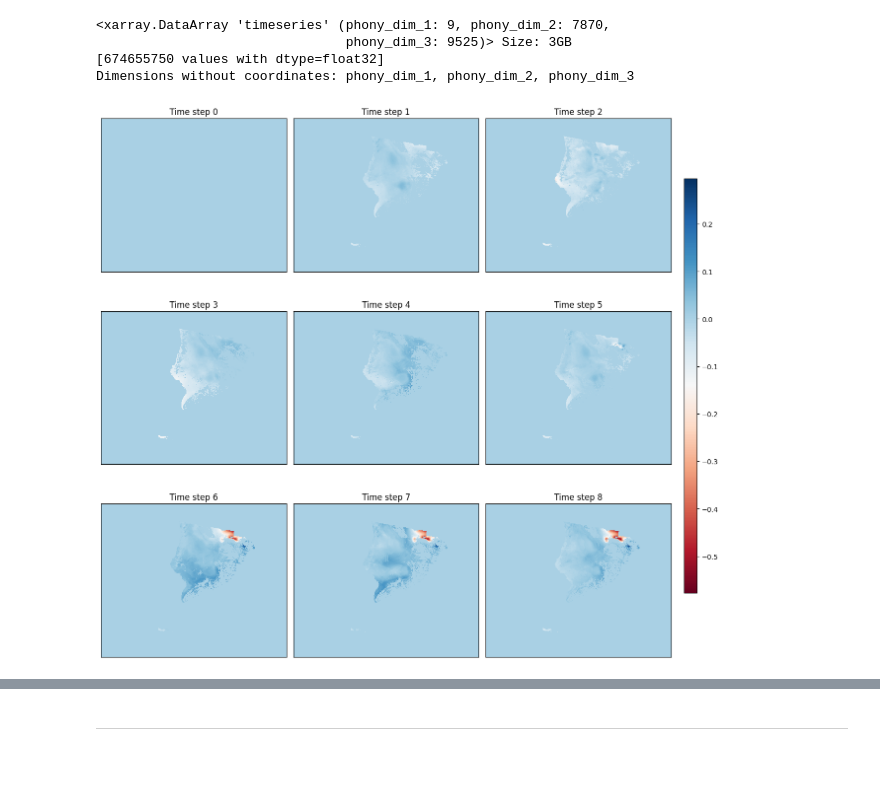
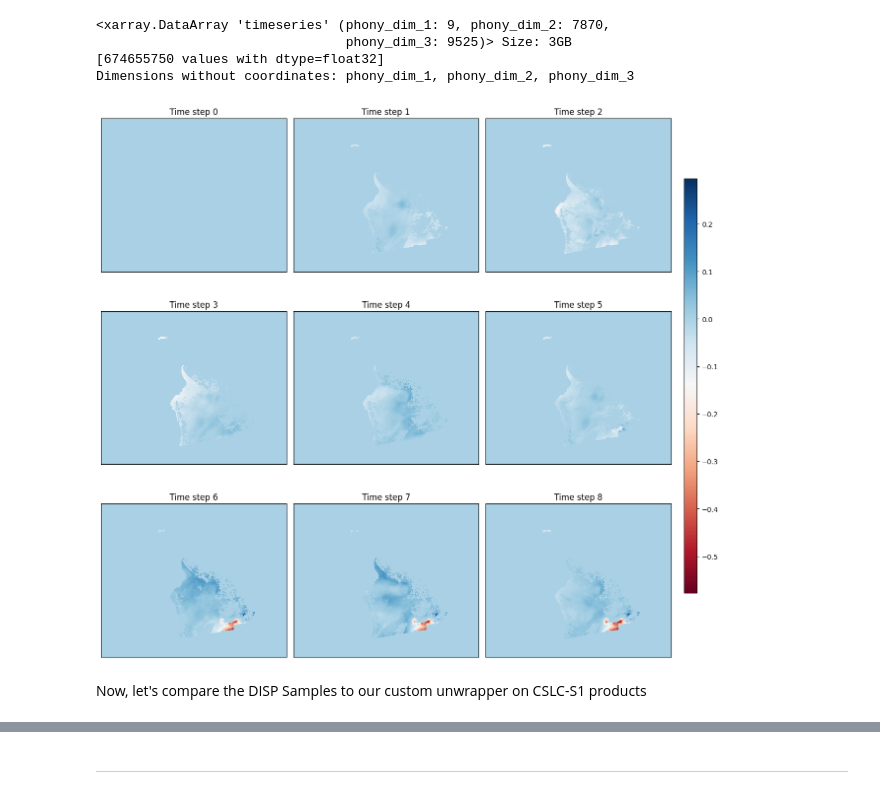
Before and after one commit to Jack-Hayes/sar_dump, a Jupyter notebook: comp_disp_samples.ipynb, the cells around one changed output, grey strips where cells are left out. Cells and saved outputs as stored; diff of their text form; code cells hidden in the pictures; blank space fills up the shorter version.

```diff
--- a/comp_disp_samples.ipynb
+++ b/comp_disp_samples.ipynb
@@ -378,21 +383,22 @@ da_temp_coh = xr.open_dataarray(fn_temp_coh).squeeze()
 # %%
 import matplotlib.gridspec as gridspec
 
-fig = plt.figure(figsize=(16, 12))
-gs = gridspec.GridSpec(2, 4, height_ratios=[1, 1])
+fig = plt.figure(figsize=(18, 8))
+gs = gridspec.GridSpec(2, 3, height_ratios=[1, 1])
 
 axes = []
+# have this weird loop for creating plots since we used to plot the mask here as
+# well but have since removed it
 # Top row - 4 plots
-for i in range(4):
+for i in range(3):
     axes.append(plt.subplot(gs[0, i]))
 # Bottom row - 3 plots
 for i in range(3):
-    axes.append(plt.subplot(gs[1, i+1]))  # +1 to center the plots
+    axes.append(plt.subplot(gs[1, i]))
 
 data_arrays = [
     da_lulc_mask,
     da_dem,
-    ds_mask,
     ds_mask_thresh,
     ds_geom_geo,
     da_spat_coh,
@@ -402,7 +408,6 @@ data_arrays = [
 titles = [
     'Land Use/Land Cover',
     'Digital Elevation Model',
-    'Mask',
     'Mask Threshold',
     'Geometry',
     'Spatial Coherence',
@@ -438,0 +488,5 @@ Warning: Mask has shape (9,), which is not 2D. Skipping or handling differently.
+# %%
+file_path = asc_files[0]
+with h5py.File(file_path, 'r') as f:
+    look_dir = f["/identification/look_direction"][...]
+    print(f"Look direction {look_dir}")
@@ -476,34 +575,33 @@ Dimensions without coordinates: phony_dim_1, phony_dim_2, phony_dim_3
 # %%
-fig, axes = plt.subplots(3, 3, figsize=(13, 12), sharex=True, sharey=True)
+fig, axes = plt.subplots(3, 3, figsize=(13, 12))
 axes = axes.flatten()
 
 vmin = np.nanmin(ds_timeseries.timeseries.values)
 vmax = np.nanmax(ds_timeseries.timeseries.values)
 
 for i in range(9):
     time_slice = ds_timeseries.timeseries.isel(phony_dim_1=i)
 
     # origin='lower' to fix the axis orientation
     im = time_slice.plot.imshow(
         ax=axes[i],
+        yincrease=False,
         cmap="RdBu",
         vmin=vmin,
         vmax=vmax,
         add_colorbar=False,
-        origin='lower'
     )
 
     axes[i].set(xticks=[], yticks=[],
        xlabel="", ylabel="")
 
     axes[i].set_title(f"Time step {i}")
     axes[i].set_aspect('equal')
 
 cbar_ax = fig.add_axes([0.92, 0.15, 0.02, 0.7])
 fig.colorbar(im, cax=cbar_ax)
 
 plt.tight_layout()
-plt.subplots_adjust(right=0.9)
-plt.show()
+plt.subplots_adjust(right=0.9);
 # %% [output]
-[figure, old version]
+[figure, new version]
@@ -509,0 +610,2 @@ plt.show()
+# %% [markdown]
+Now, let's compare the DISP Samples to our custom unwrapper on CSLC-S1 products
```
Also changed, not shown: parts of 20 cells of this notebook.
